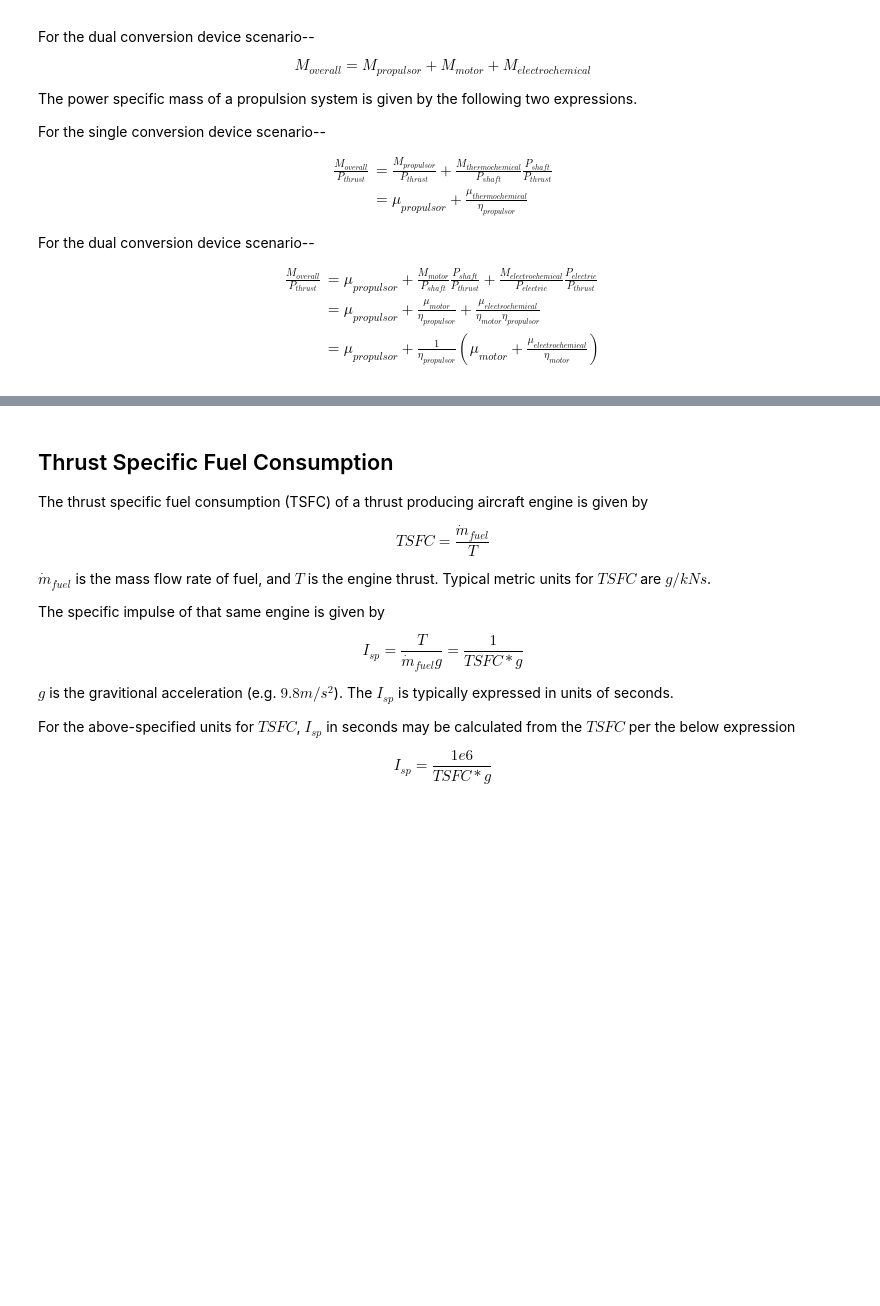
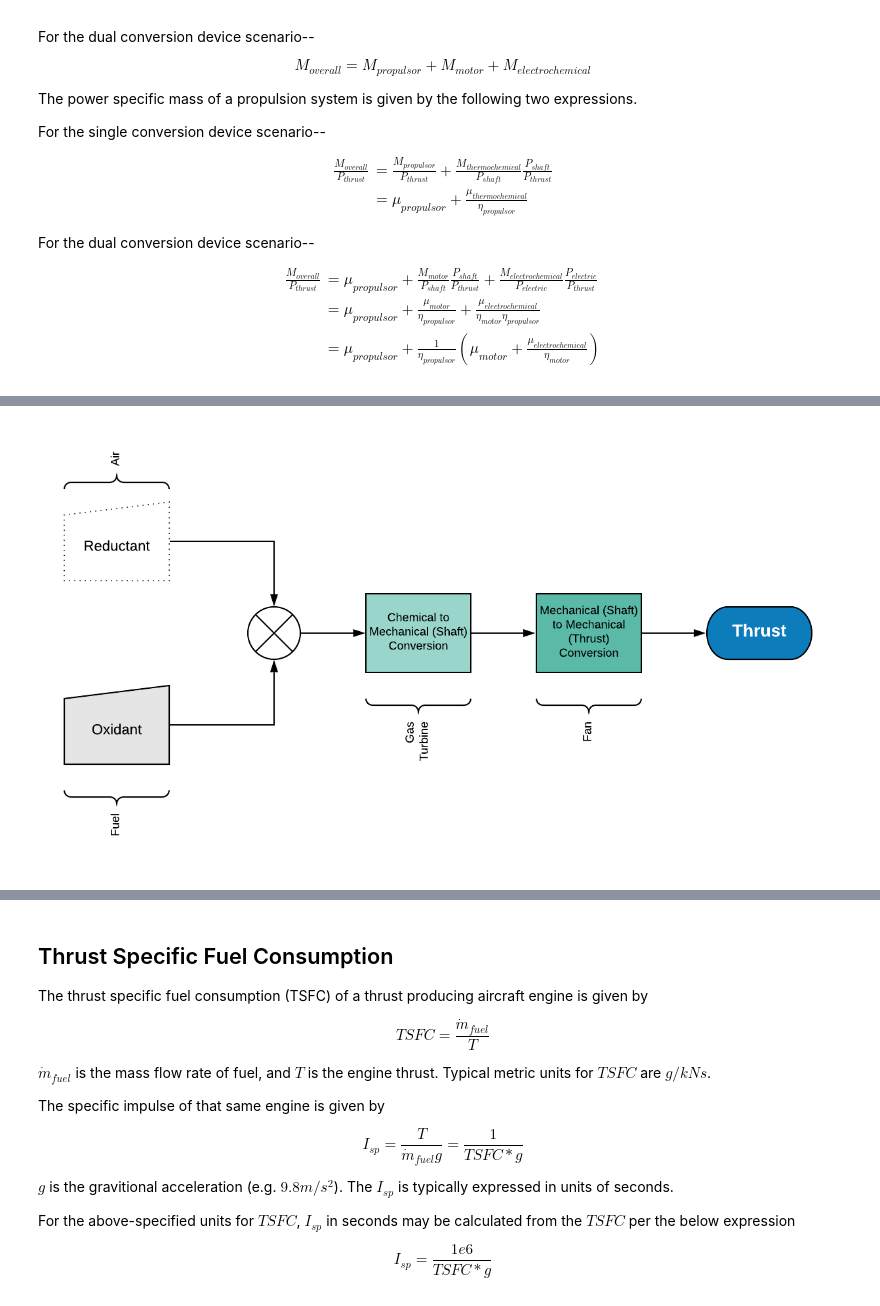
Before and after one commit to davetew/Zero-Carbon-Aviation, a Jupyter notebook: Zero_Carbon_Aviation_Colab.ipynb, the cells around one changed output, grey strips where cells are left out. Cells and saved outputs as stored; diff of their text form; code cells hidden in the pictures; blank space fills up the shorter version.

```diff
--- a/Zero_Carbon_Aviation_Colab.ipynb
+++ b/Zero_Carbon_Aviation_Colab.ipynb
@@ -536,0 +535,5 @@ display(Image('Gas-Turbine.png'))
+# %%
+#@title Gas Turbine System Schematic - Single Conversion Device
+Image('Gas-Turbine.png', width=800)
+# %% [output]
+[figure, added]
```
Also changed, not shown: parts of 7 cells of this notebook.
